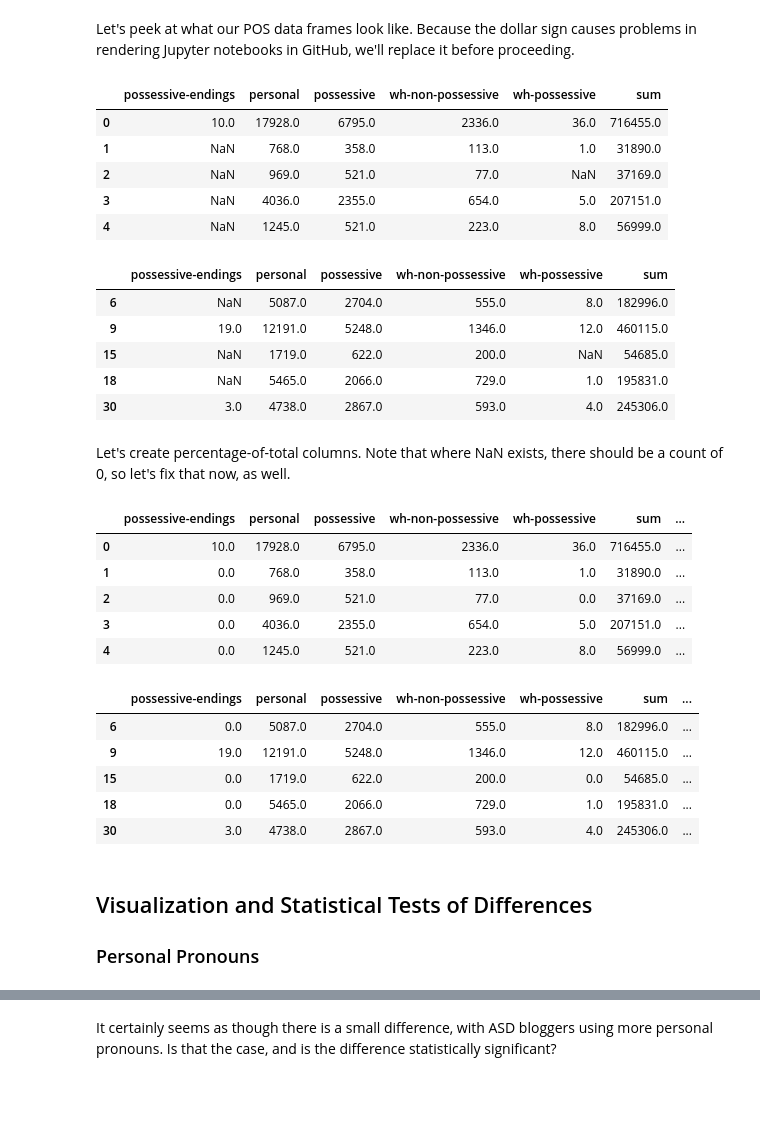
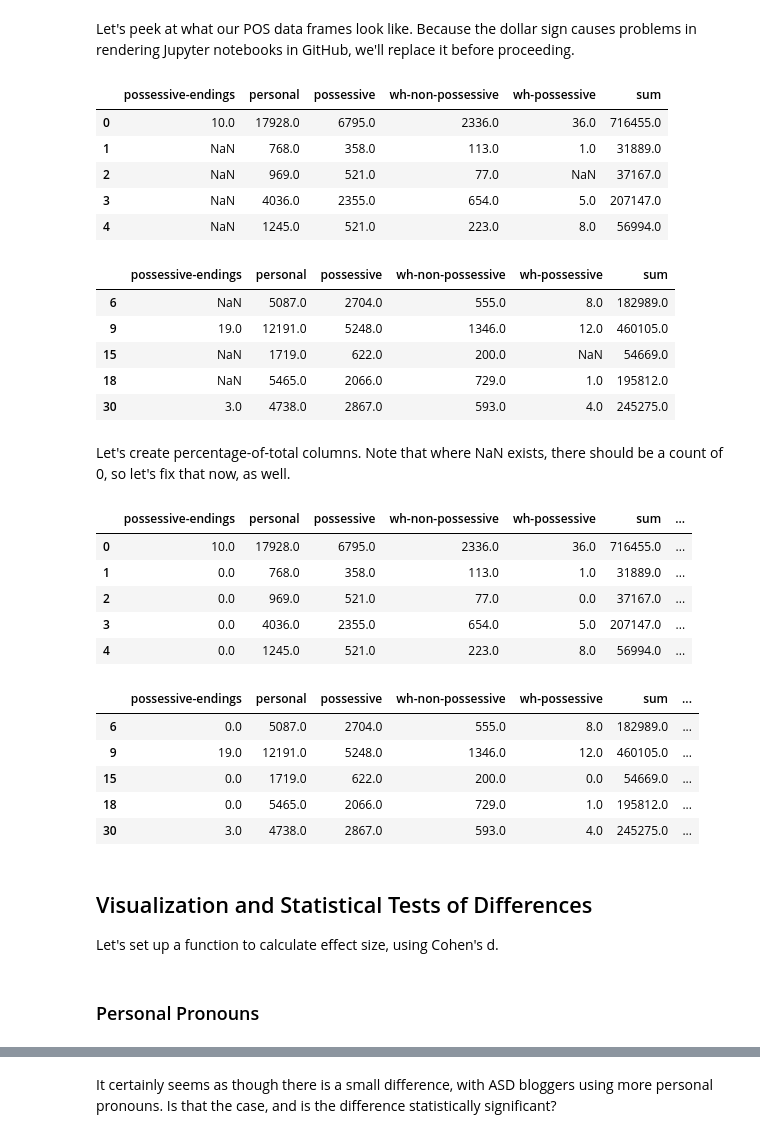
Before and after one commit to pm0kjp/cuny-capstone, a Jupyter notebook: scripts/statistical_comparisons.ipynb, the cells around one changed output, grey strips where cells are left out. Drawn from its saved outputs; the diff is of its cells as text; code cells hidden in the pictures; blank space fills up the shorter version.

```diff
--- a/scripts/statistical_comparisons.ipynb
+++ b/scripts/statistical_comparisons.ipynb
@@ -43,50 +47,54 @@ We're interested particularly in pronouns and possessives:
 * wh-type pronouns (*who*, *whom*) by WP
 * wh-type posessive pronouns (*whose*) by WP\$
 # %%
-pronouns_pos = ["POS", "PRP", "PRP$", "WP", "WP$","sum"]
+pronouns_possessives = ["POS", "PRP", "PRP$", "WP", "WP$","sum"]
 # %% [markdown]
 Let's peek at what our POS data frames look like. Because the dollar sign causes problems in rendering Jupyter notebooks in GitHub, we'll replace it before proceeding.
 # %%
-asdPOS=asdPOS[pronouns_pos]
-asdPOS=asdPOS.rename(columns={'POS' : 'possessive-endings','PRP': 'personal', 'PRP$': 'possessive', 'WP': 'wh-non-possessive', 'WP$': 'wh-possessive'})
-asdPOS.head()
+asd_selected_POS=asdPOS[pronouns_possessives]
+asd_selected_POS=asd_selected_POS.rename(columns={'POS' : 'possessive-endings','PRP': 'personal', 'PRP$': 'possessive', 'WP': 'wh-non-possessive', 'WP$': 'wh-possessive'})
+asd_selected_POS.head()
 # %% [output]
 |  | possessive-endings | personal | possessive | wh-non-possessive | wh-possessive | sum |
 | 0 | 10.0 | 17928.0 | 6795.0 | 2336.0 | 36.0 | 716455.0 |
-| 1 | NaN | 768.0 | 358.0 | 113.0 | 1.0 | 31890.0 |
-| 2 | NaN | 969.0 | 521.0 | 77.0 | NaN | 37169.0 |
-| 3 | NaN | 4036.0 | 2355.0 | 654.0 | 5.0 | 207151.0 |
-| 4 | NaN | 1245.0 | 521.0 | 223.0 | 8.0 | 56999.0 |
+| 1 | NaN | 768.0 | 358.0 | 113.0 | 1.0 | 31889.0 |
+| 2 | NaN | 969.0 | 521.0 | 77.0 | NaN | 37167.0 |
+| 3 | NaN | 4036.0 | 2355.0 | 654.0 | 5.0 | 207147.0 |
+| 4 | NaN | 1245.0 | 521.0 | 223.0 | 8.0 | 56994.0 |
 # %%
-controlsPOS=controlsPOS[pronouns_pos]
-controlsPOS=controlsPOS.rename(columns={'POS' : 'possessive-endings', 'PRP': 'personal', 'PRP$': 'possessive', 'WP': 'wh-non-possessive', 'WP$': 'wh-possessive'})
-controlsPOS.head()
+controls_selected_POS=controlsPOS[pronouns_possessives]
+controls_selected_POS=controls_selected_POS.rename(columns={'POS' : 'possessive-endings', 'PRP': 'personal', 'PRP$': 'possessive', 'WP': 'wh-non-possessive', 'WP$': 'wh-possessive'})
+controls_selected_POS.head()
 # %% [output]
 |  | possessive-endings | personal | possessive | wh-non-possessive | wh-possessive | sum |
-| 6 | NaN | 5087.0 | 2704.0 | 555.0 | 8.0 | 182996.0 |
-| 9 | 19.0 | 12191.0 | 5248.0 | 1346.0 | 12.0 | 460115.0 |
-| 15 | NaN | 1719.0 | 622.0 | 200.0 | NaN | 54685.0 |
-| 18 | NaN | 5465.0 | 2066.0 | 729.0 | 1.0 | 195831.0 |
-| 30 | 3.0 | 4738.0 | 2867.0 | 593.0 | 4.0 | 245306.0 |
+| 6 | NaN | 5087.0 | 2704.0 | 555.0 | 8.0 | 182989.0 |
+| 9 | 19.0 | 12191.0 | 5248.0 | 1346.0 | 12.0 | 460105.0 |
+| 15 | NaN | 1719.0 | 622.0 | 200.0 | NaN | 54669.0 |
+| 18 | NaN | 5465.0 | 2066.0 | 729.0 | 1.0 | 195812.0 |
+| 30 | 3.0 | 4738.0 | 2867.0 | 593.0 | 4.0 | 245275.0 |
 # %% [markdown]
 Let's create percentage-of-total columns.  Note that where NaN exists, there should be a count of 0, so let's fix that now, as well.
 # %%
-asdPOS = asdPOS.join(asdPOS.div(asdPOS['sum'], axis=0), rsuffix='_pct').fillna(0)
-asdPOS.head()
+asd_selected_POS = asd_selected_POS.join(asd_selected_POS.div(asd_selected_POS['sum'], axis=0), rsuffix='_pct').fillna(0)
+asd_selected_POS.head()
 # %% [output]
 |  | possessive-endings | personal | possessive | wh-non-possessive | wh-possessive | sum | ... |
 | 0 | 10.0 | 17928.0 | 6795.0 | 2336.0 | 36.0 | 716455.0 | ... |
-| 1 | 0.0 | 768.0 | 358.0 | 113.0 | 1.0 | 31890.0 | ... |
-| 2 | 0.0 | 969.0 | 521.0 | 77.0 | 0.0 | 37169.0 | ... |
-| 3 | 0.0 | 4036.0 | 2355.0 | 654.0 | 5.0 | 207151.0 | ... |
-| 4 | 0.0 | 1245.0 | 521.0 | 223.0 | 8.0 | 56999.0 | ... |
+| 1 | 0.0 | 768.0 | 358.0 | 113.0 | 1.0 | 31889.0 | ... |
+| 2 | 0.0 | 969.0 | 521.0 | 77.0 | 0.0 | 37167.0 | ... |
+| 3 | 0.0 | 4036.0 | 2355.0 | 654.0 | 5.0 | 207147.0 | ... |
+| 4 | 0.0 | 1245.0 | 521.0 | 223.0 | 8.0 | 56994.0 | ... |
 # %%
-controlsPOS = controlsPOS.join(controlsPOS.div(controlsPOS['sum'], axis=0), rsuffix='_pct').fillna(0)
-controlsPOS.head()
+controls_selected_POS = controls_selected_POS.join(controls_selected_POS.div(controls_selected_POS['sum'], axis=0), rsuffix='_pct').fillna(0)
+controls_selected_POS.head()
 # %% [output]
 |  | possessive-endings | personal | possessive | wh-non-possessive | wh-possessive | sum | ... |
-| 6 | 0.0 | 5087.0 | 2704.0 | 555.0 | 8.0 | 182996.0 | ... |
-| 9 | 19.0 | 12191.0 | 5248.0 | 1346.0 | 12.0 | 460115.0 | ... |
-| 15 | 0.0 | 1719.0 | 622.0 | 200.0 | 0.0 | 54685.0 | ... |
-| 18 | 0.0 | 5465.0 | 2066.0 | 729.0 | 1.0 | 195831.0 | ... |
-| 30 | 3.0 | 4738.0 | 2867.0 | 593.0 | 4.0 | 245306.0 | ... |
+| 6 | 0.0 | 5087.0 | 2704.0 | 555.0 | 8.0 | 182989.0 | ... |
+| 9 | 19.0 | 12191.0 | 5248.0 | 1346.0 | 12.0 | 460105.0 | ... |
+| 15 | 0.0 | 1719.0 | 622.0 | 200.0 | 0.0 | 54669.0 | ... |
+| 18 | 0.0 | 5465.0 | 2066.0 | 729.0 | 1.0 | 195812.0 | ... |
+| 30 | 3.0 | 4738.0 | 2867.0 | 593.0 | 4.0 | 245275.0 | ... |
+# %% [markdown]
+## Visualization and Statistical Tests of Differences
+
+Let's set up a function to calculate effect size, using Cohen's d.
@@ -93,6 +105,4 @@ controlsPOS.head()
 # %% [markdown]
-## Visualization and Statistical Tests of Differences
-
 ### Personal Pronouns
 # %%
 fig = plt.figure(figsize=(10,10))
```
Also changed, not shown: parts of 26 cells of this notebook, 1 other file.
